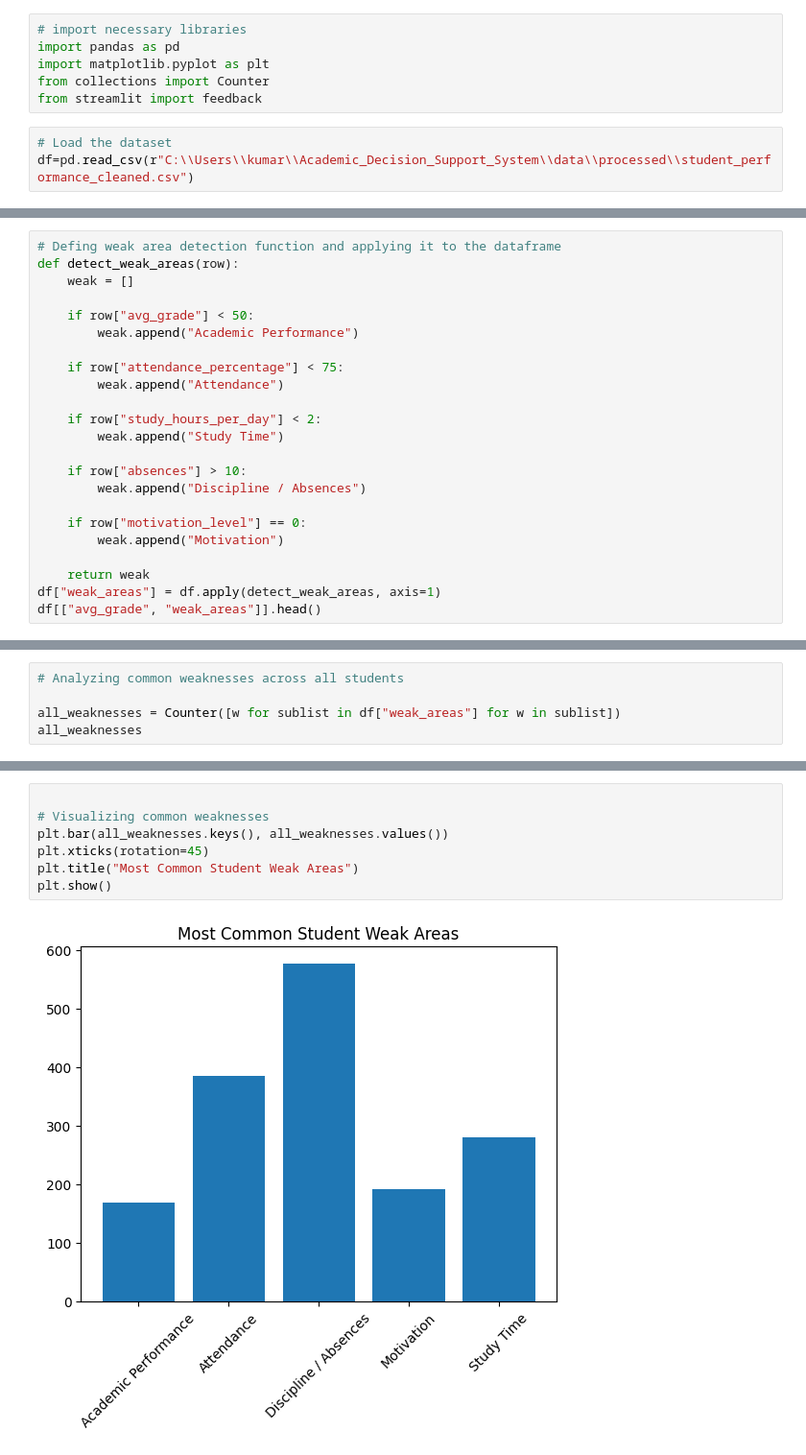
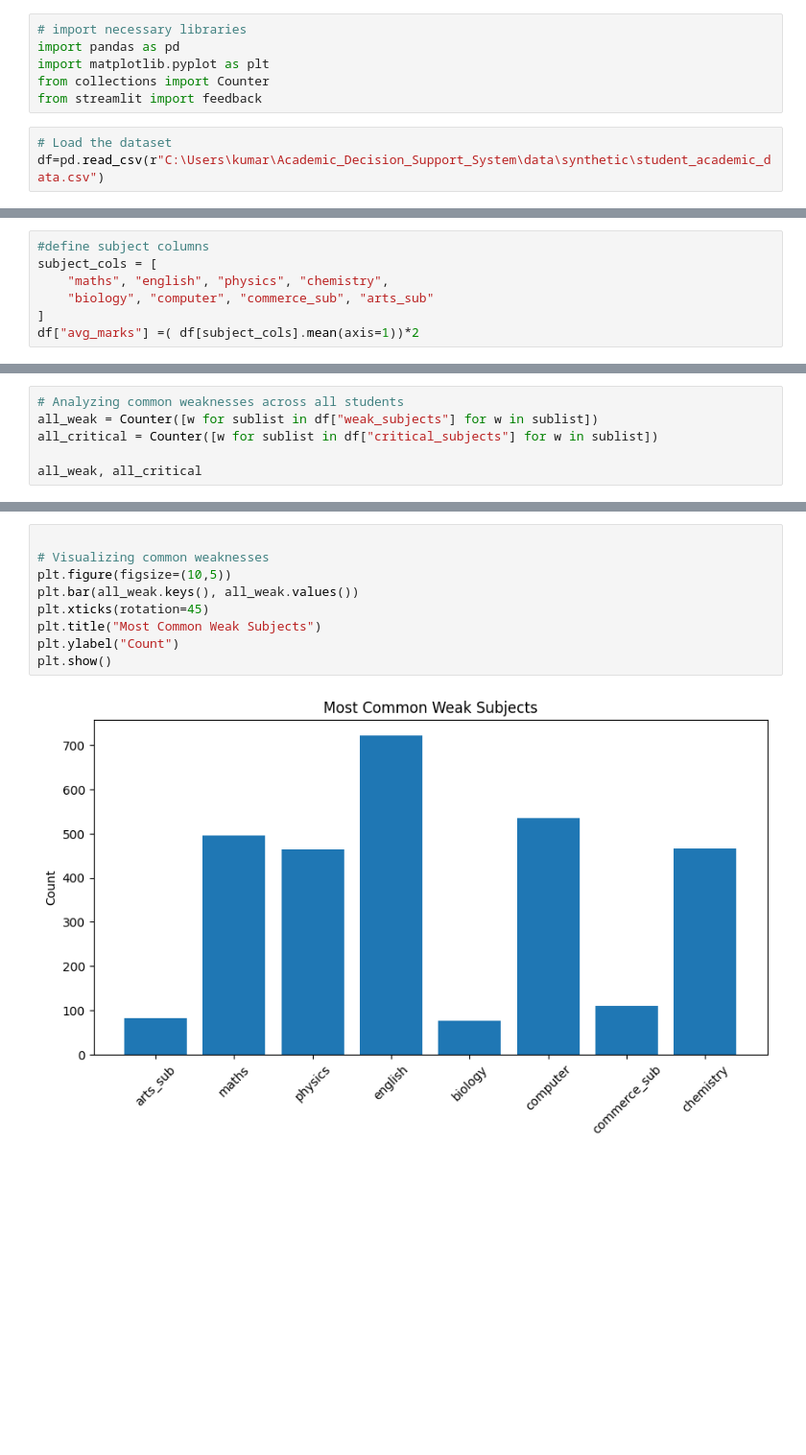
Before and after one commit to kumaraman86195-creator/Academic_Decision_Support_System, a Jupyter notebook: notebooks/04_weak_subject_detection.ipynb, the cells around one changed output, grey strips where cells are left out. Shown at 96% size. Cells and saved outputs as stored; diff of their text form; blank space fills up the shorter version.

```diff
--- a/notebooks/04_weak_subject_detection.ipynb
+++ b/notebooks/04_weak_subject_detection.ipynb
@@ -6,7 +6,7 @@ from collections import Counter
 from streamlit import feedback
 # %%
 # Load the dataset
-df=pd.read_csv(r"C:\\Users\\kumar\\Academic_Decision_Support_System\\data\\processed\\student_performance_cleaned.csv")
+df=pd.read_csv(r"C:\Users\kumar\Academic_Decision_Support_System\data\synthetic\student_academic_data.csv")
 # %%
 # Display the first few rows of the dataframe
 df.head()
@@ -20,23 +19,0 @@ df.head()
-# %%
-# Defing weak area detection function and applying it to the dataframe
-def detect_weak_areas(row):
-    weak = []
-
-    if row["avg_grade"] < 50:
-        weak.append("Academic Performance")
-
-    if row["attendance_percentage"] < 75:
-        weak.append("Attendance")
-
-    if row["study_hours_per_day"] < 2:
-        weak.append("Study Time")
-
-    if row["absences"] > 10:
-        weak.append("Discipline / Absences")
-
-    if row["motivation_level"] == 0:
-        weak.append("Motivation")
-
-    return weak
-df["weak_areas"] = df.apply(detect_weak_areas, axis=1)
-df[["avg_grade", "weak_areas"]].head()
@@ -49,0 +20,7 @@ df[["avg_grade", "weak_areas"]].head()
+# %%
+#define subject columns
+subject_cols = [
+    "maths", "english", "physics", "chemistry",
+    "biology", "computer", "commerce_sub", "arts_sub"
+]
+df["avg_marks"] =( df[subject_cols].mean(axis=1))*2
@@ -50,6 +54,7 @@ df[["avg_grade", "weak_areas"]].head()
 # %%
 # Analyzing common weaknesses across all students
+all_weak = Counter([w for sublist in df["weak_subjects"] for w in sublist])
+all_critical = Counter([w for sublist in df["critical_subjects"] for w in sublist])
 
-all_weaknesses = Counter([w for sublist in df["weak_areas"] for w in sublist])
-all_weaknesses
+all_weak, all_critical
 # %% [output]
@@ -61,9 +77,11 @@ Counter({'Discipline / Absences': 577,
 # %%
 
 # Visualizing common weaknesses
-plt.bar(all_weaknesses.keys(), all_weaknesses.values())
+plt.figure(figsize=(10,5))
+plt.bar(all_weak.keys(), all_weak.values())
 plt.xticks(rotation=45)
-plt.title("Most Common Student Weak Areas")
+plt.title("Most Common Weak Subjects")
+plt.ylabel("Count")
 plt.show()
 # %% [output]
-[figure, old version]
+[figure, new version]
```
Also changed, not shown: parts of 10 cells of this notebook.
